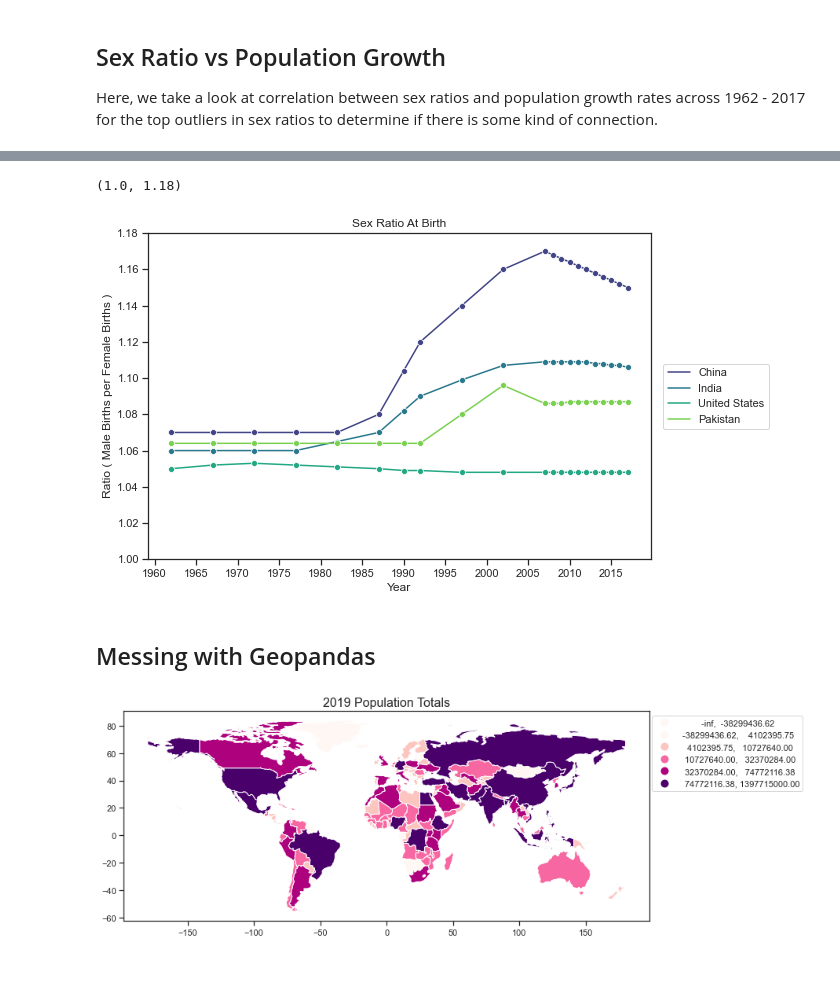
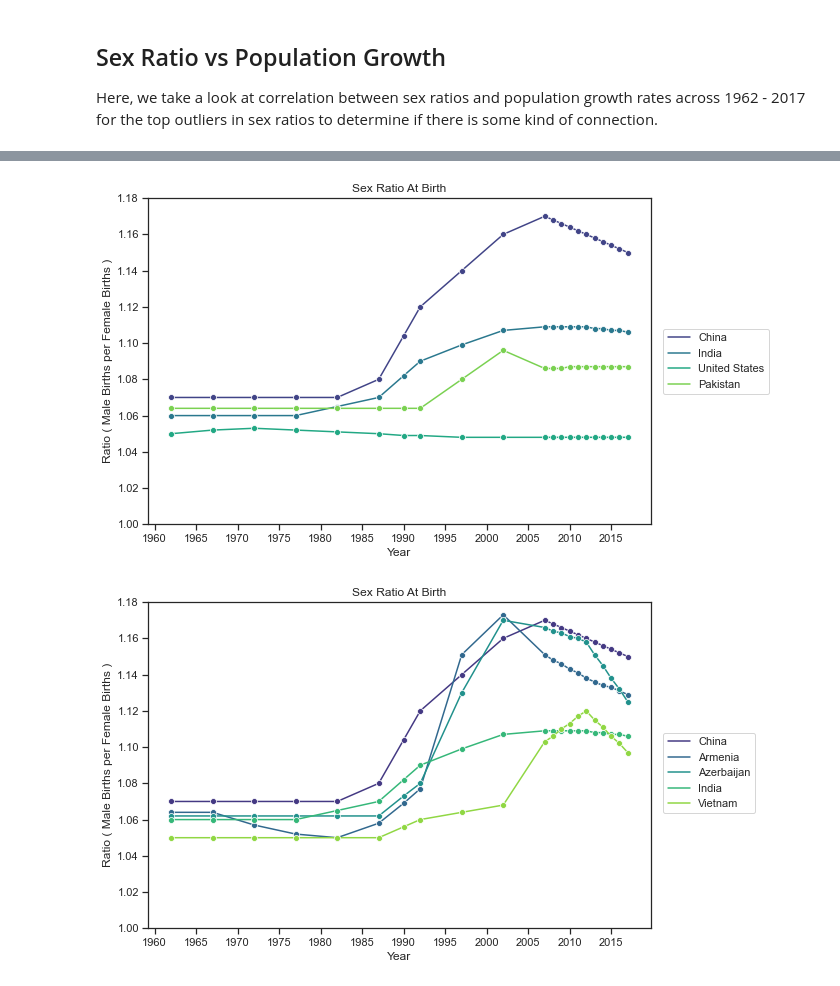
Before and after one commit to annapoliswu/CISC367_Final, a Jupyter notebook: final-china-population-analysis.ipynb, the cells around one changed output, grey strips where cells are left out. Saved outputs shown, nothing was run; the diff lists cells and outputs as text; code cells hidden in the pictures.

```diff
--- a/final-china-population-analysis.ipynb
+++ b/final-china-population-analysis.ipynb
@@ -398,51 +404,43 @@ Thus, this part of the analysis gives inconclusive results. There are too many f
 # %%
 fig, ax = plt.subplots()
-chinaRatioPlot = sns.lineplot(
+plot = sns.lineplot(
                         x = 'Year',
                         y = 'Sex Ratio',
                         data = sexRatio[sexRatio['Country Name'].isin(countries)],
                         hue = 'Country Name',
                         hue_order = countries,
                         marker = 'o',
                         markers = True,
                         dashes = False,
                         markersize = 6,
                         palette = "viridis"
 )
 ax.xaxis.set_major_locator(plt.MultipleLocator(5))
-chinaRatioPlot.set(xlabel='Year', ylabel="Ratio ( Male Births per Female Births )", title="Sex Ratio At Birth")
+plot.set(xlabel='Year', ylabel="Ratio ( Male Births per Female Births )", title="Sex Ratio At Birth")
 plt.legend(bbox_to_anchor=(1.025, .6), loc=2, borderaxespad=0)
 plt.ylim(1,1.18)
+plt.show()
+
+countries2 = ["China", "Armenia", "Azerbaijan", "India","Vietnam"]
+fig, ax = plt.subplots()
+plot = sns.lineplot(
+                        x = 'Year',
+                        y = 'Sex Ratio',
+                        data = sexRatio[sexRatio['Country Name'].isin(countries2)],
+                        hue = 'Country Name',
+                        hue_order = countries2,
+                        marker = 'o',
+                        markers = True,
+                        dashes = False,
+                        markersize = 6,
+                        palette = "viridis"
+)
+
+ax.xaxis.set_major_locator(plt.MultipleLocator(5))
+plot.set(xlabel='Year', ylabel="Ratio ( Male Births per Female Births )", title="Sex Ratio At Birth")
+plt.legend(bbox_to_anchor=(1.025, .6), loc=2, borderaxespad=0)
+plt.ylim(1,1.18)
+plt.show()
 # %% [output]
-(1.0, 1.18)
 [figure]
+[figure, added]
-# %% [markdown]
-## Messing with Geopandas
-# %%
-import geopandas
-from geopandas import GeoDataFrame
-
-world = geopandas.read_file(geopandas.datasets.get_path('naturalearth_lowres'))
-world.columns=['pop_est', 'continent', 'name', 'Country Code', 'gdp_md_est', 'geometry']
-location = pd.read_csv('https://raw.githubusercontent.com/melanieshi0120/COVID-19_global_time_series_panel_data/master/data/countries_latitude_longitude.csv')
-
-def makeMap(df, columnName, sch ):
-    df = pd.merge(df, world, on='Country Code')
-    df = df.set_index('Country Name').join(location.set_index('name'))
-    df = GeoDataFrame(df)
-
-    ax = df.plot(column=columnName,
-                scheme=sch,
-               figsize=(12, 8),
-               legend=True,cmap='RdPu')
-    return ax
-
-pop2019 = popTotal[ popTotal["Year"] == 2019 ].copy()
-ax = makeMap(pop2019, "Population Total", "boxplot")
-
-plt.title('2019 Population Totals',fontsize=16)
-leg = ax.get_legend()
-leg.set_bbox_to_anchor((1.3,1))
-plt.show()
-# %% [output]
-[figure, removed]
```
Also changed, not shown: parts of 14 cells of this notebook, 6 other files.
